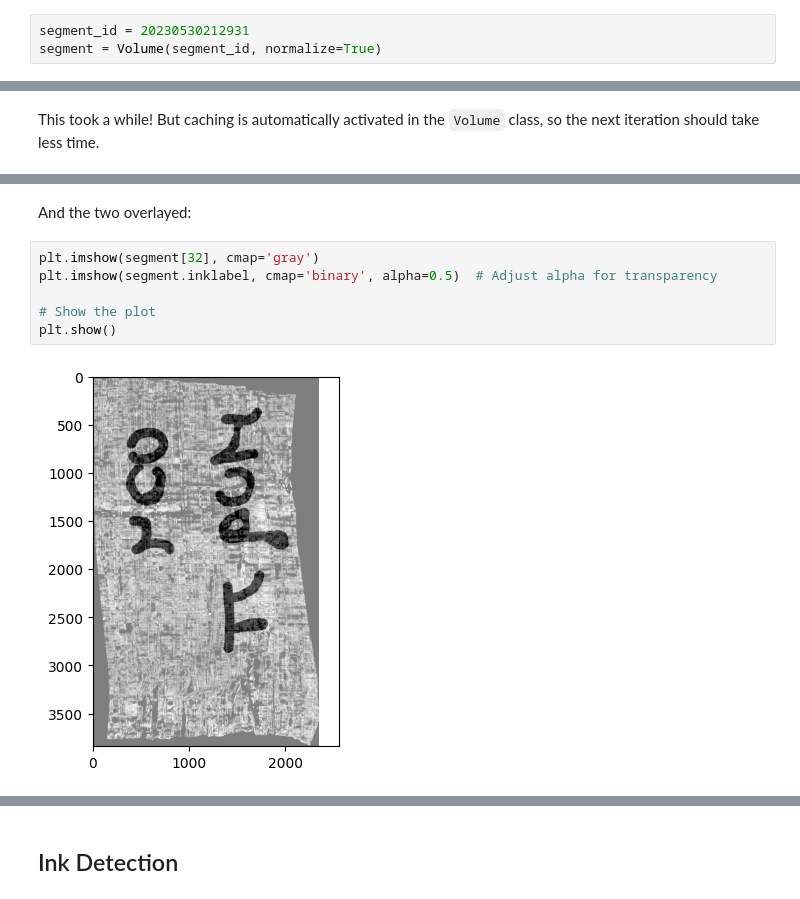
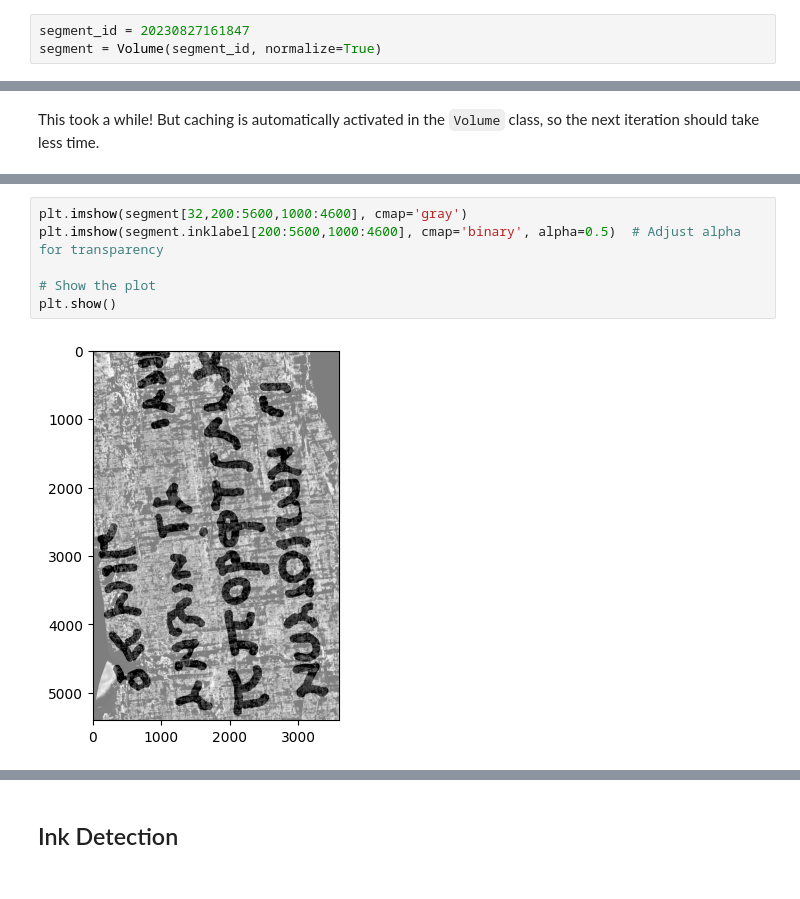
Before and after one commit to ScrollPrize/vesuvius, a Jupyter notebook: notebooks/example3_ink_detection.ipynb, the cells around one changed output, grey strips where cells are left out. Cells and saved outputs as stored; diff of their text form.

```diff
--- a/notebooks/example3_ink_detection.ipynb
+++ b/notebooks/example3_ink_detection.ipynb
@@ -41,3 +41,3 @@ We can work with segment `20230530212931`.
 # %%
-segment_id = 20230530212931
+segment_id = 20230827161847
 segment = Volume(segment_id, normalize=True)
@@ -70,10 +64,8 @@ plt.imshow(segment.inklabel)
-# %% [markdown]
-And the two overlayed:
 # %%
-plt.imshow(segment[32], cmap='gray')
-plt.imshow(segment.inklabel, cmap='binary', alpha=0.5)  # Adjust alpha for transparency
+plt.imshow(segment[32,200:5600,1000:4600], cmap='gray')
+plt.imshow(segment.inklabel[200:5600,1000:4600], cmap='binary', alpha=0.5)  # Adjust alpha for transparency
 
 # Show the plot
 plt.show()
 # %% [output]
-[figure, old version]
+[figure, new version]
```
Also changed, not shown: parts of 39 cells of this notebook.
